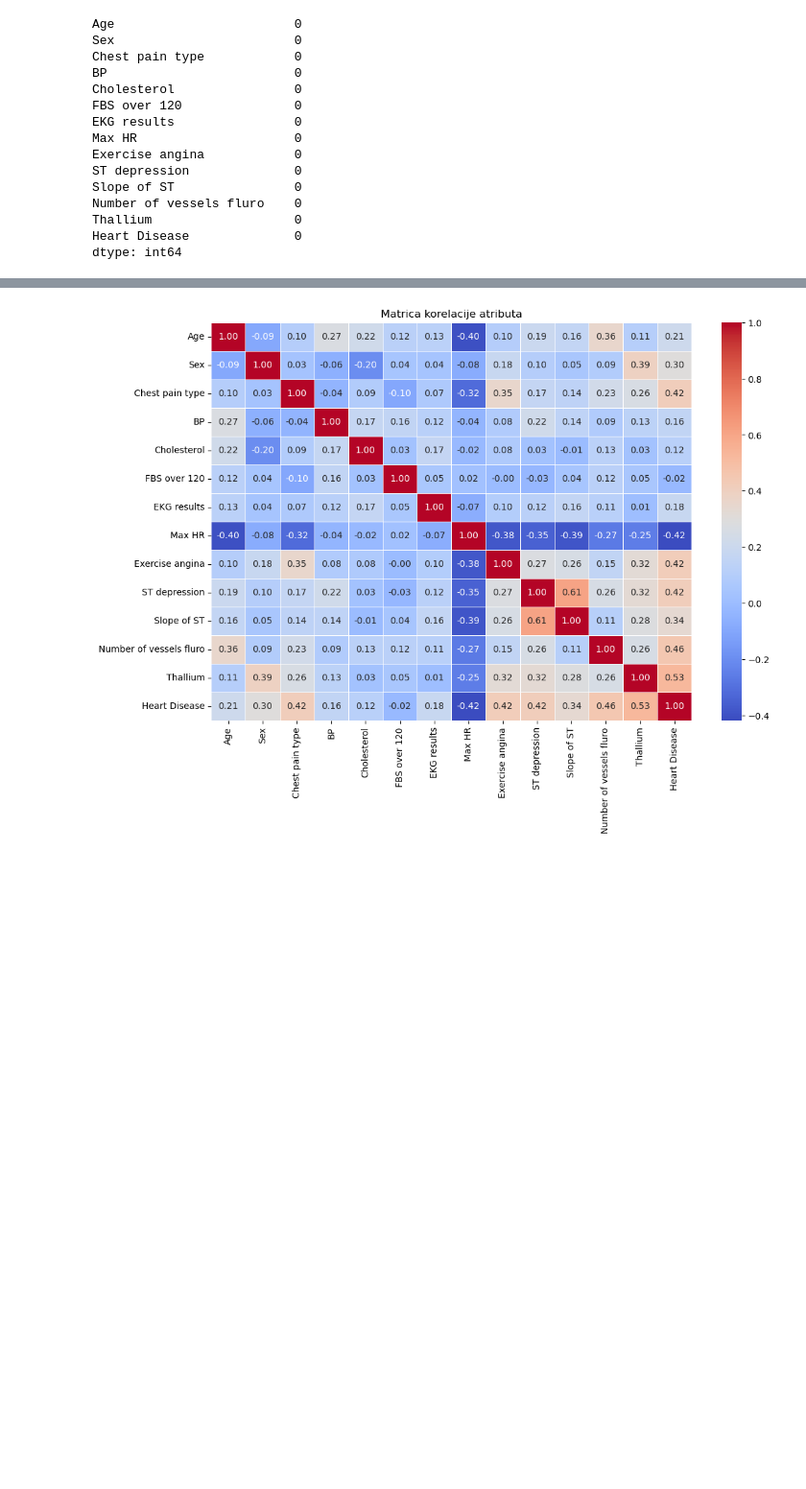
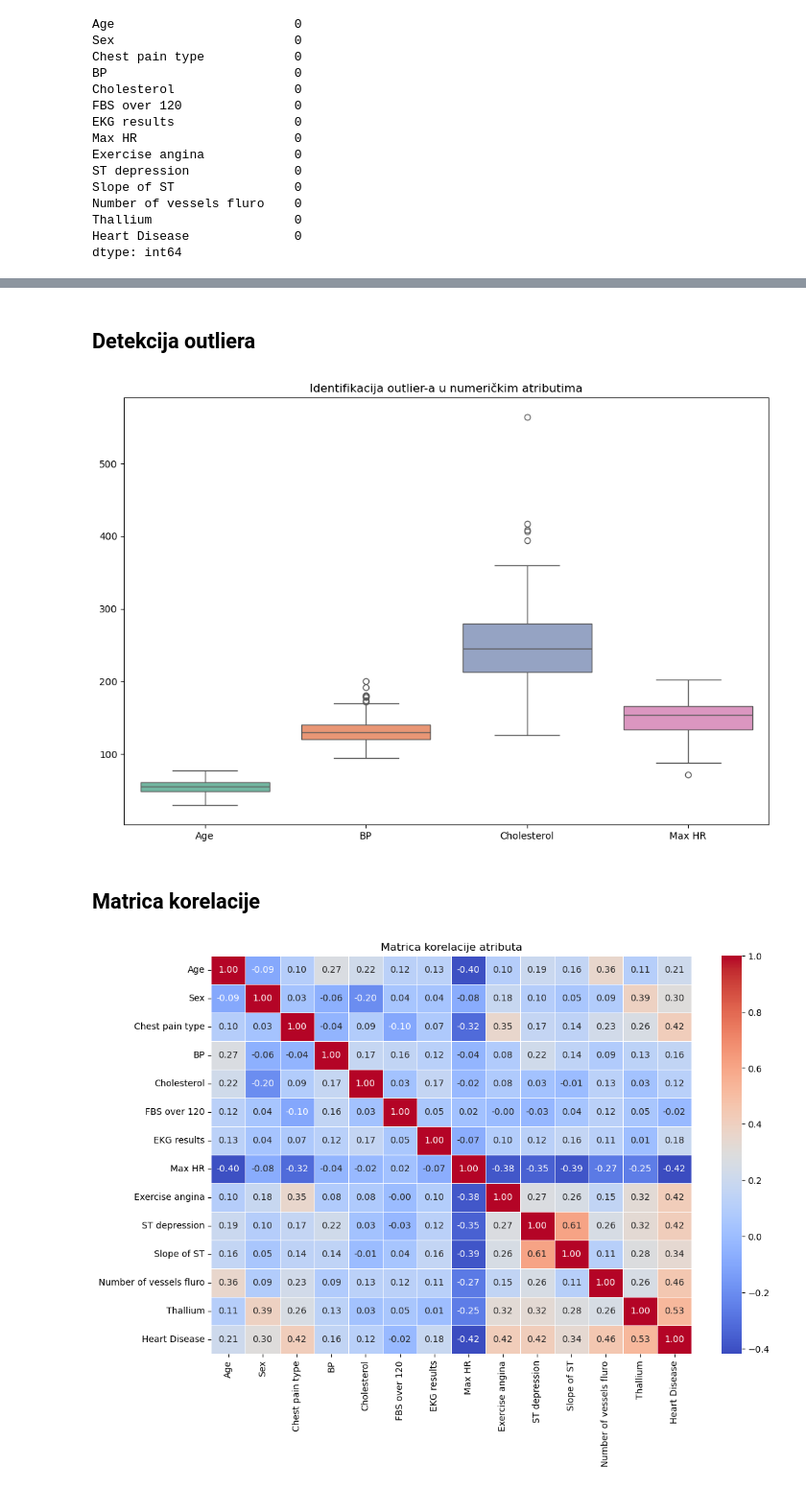
Before and after one commit to iva2410/prikupljanje-i-preobrada-inforamcija, a Jupyter notebook: featureselection.ipynb, the cells around one changed output, grey strips where cells are left out. Shown at 96% size. Drawn from its saved outputs; the diff is of its cells as text; code cells hidden in the pictures; blank space fills up the shorter version.

```diff
--- a/featureselection.ipynb
+++ b/featureselection.ipynb
@@ -95,3 +158,16 @@ plt.show()
+# %% [markdown]
+## Detekcija outliera
+# %%
+cols_to_check = ['Age', 'BP', 'Cholesterol', 'Max HR']
+
+plt.figure(figsize=(12, 8))
+sns.boxplot(data=df[cols_to_check], palette="Set2")
+plt.title('Identifikacija outlier-a u numeričkim atributima')
+plt.show()
+# %% [output]
+[figure, added]
+# %% [markdown]
+## Matrica korelacije
 # %%
 plt.figure(figsize=(12, 8))
 correlation_matrix = df.corr()
```
Also changed, not shown: parts of 37 cells of this notebook, 2 other files.
